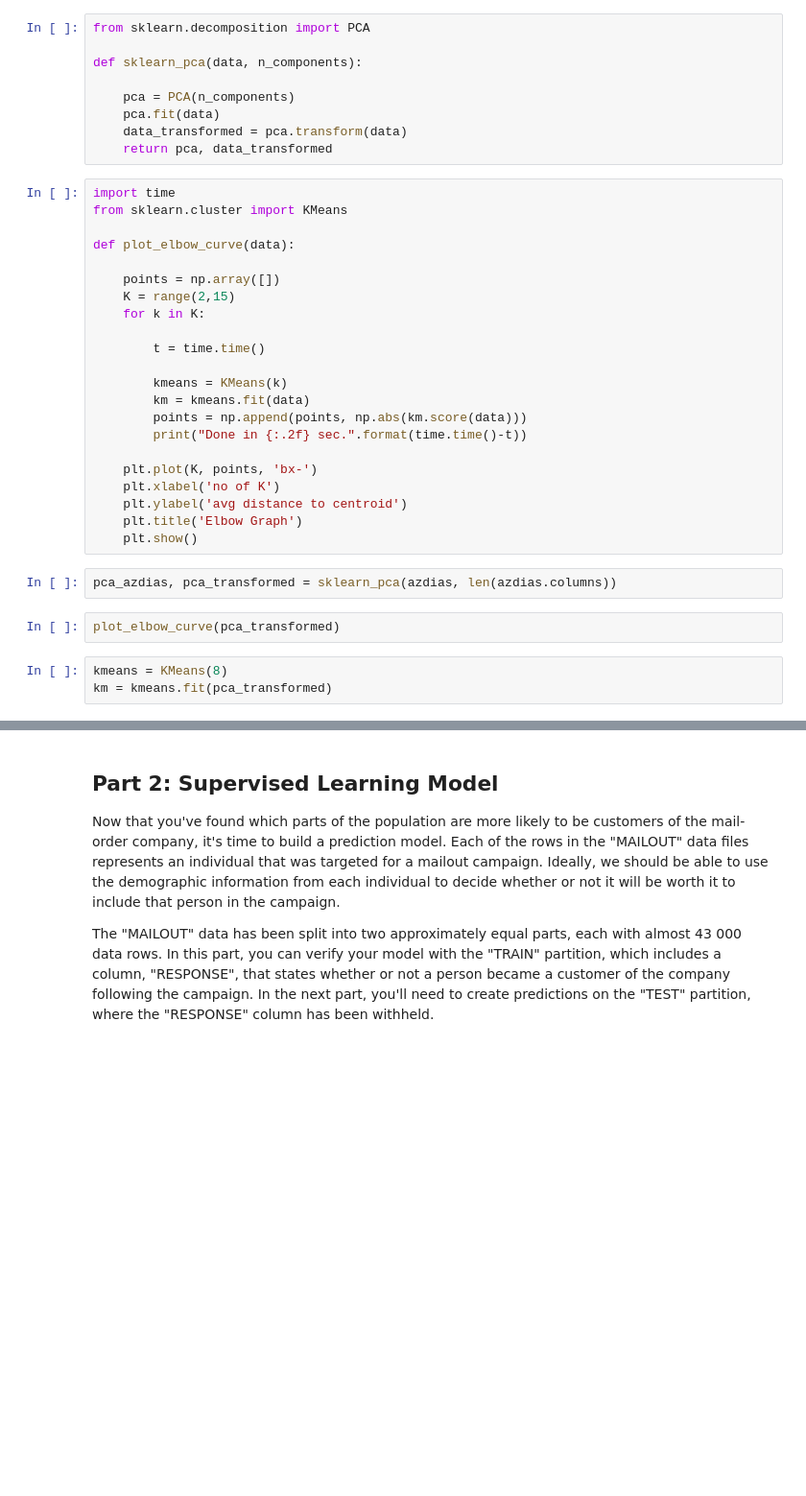
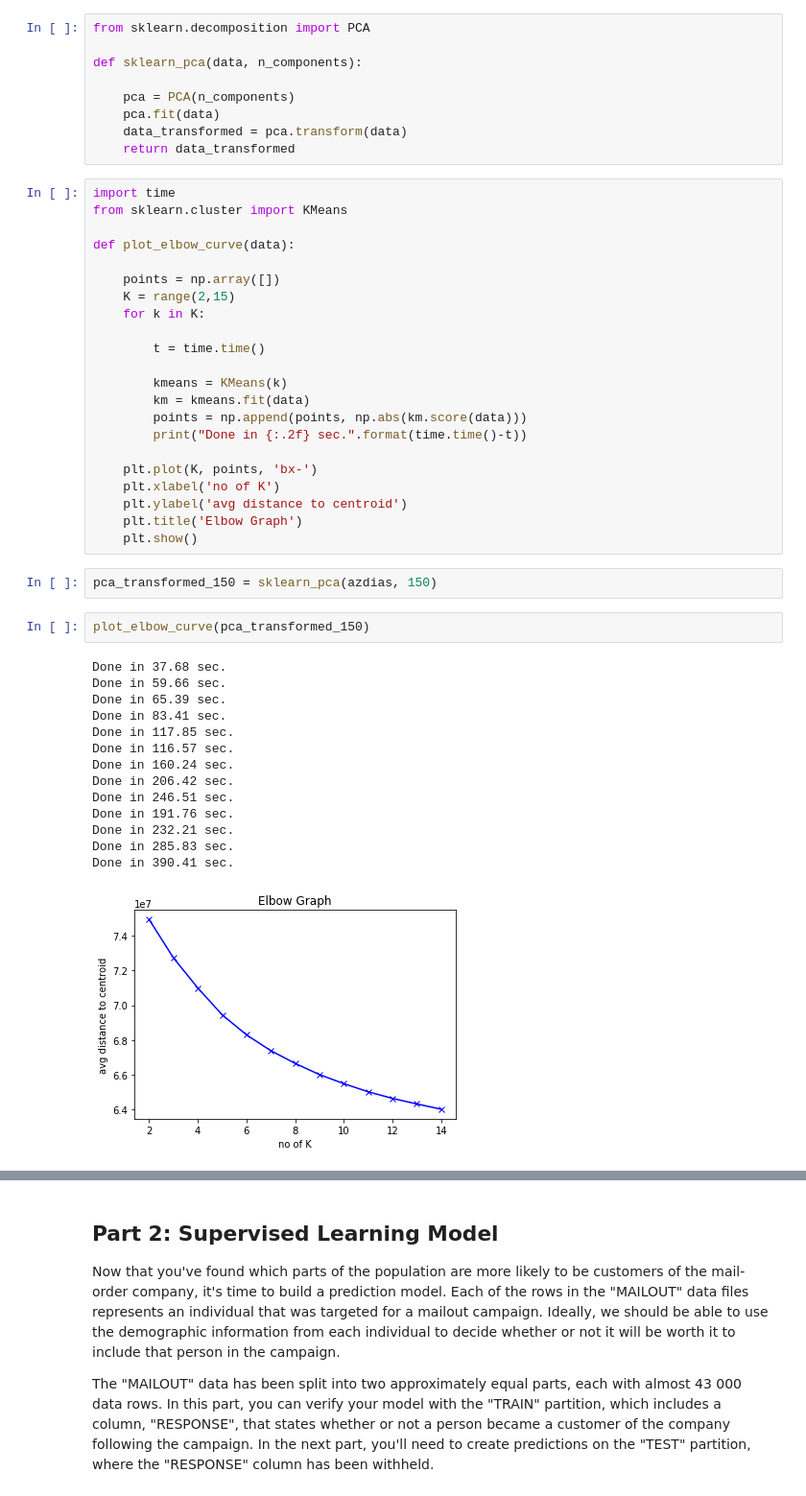
Before and after one commit to yukan97/Bertelsmann-Arvato-Capstone-Project, a Jupyter notebook: Arvato Project Workbook.ipynb, the cells around one changed output, grey strips where cells are left out. Shown at 96% size. Saved outputs shown, nothing was run; the diff lists cells and outputs as text; blank space fills up the shorter version.

Commit message:
feat: KMeans model
Implemented the scikit-learn KMeans model with k = 9, obtained clusters, compared data from Azdias and Customers

```diff
--- a/Arvato Project Workbook.ipynb
+++ b/Arvato Project Workbook.ipynb
@@ -1105,7 +1112,7 @@ def sklearn_pca(data, n_components):
     pca = PCA(n_components)
     pca.fit(data)
     data_transformed = pca.transform(data)
-    return pca, data_transformed
+    return data_transformed
 # %%
 import time
 from sklearn.cluster import KMeans
@@ -1128,10 +1135,22 @@ def plot_elbow_curve(data):
     plt.ylabel('avg distance to centroid')
     plt.title('Elbow Graph')
     plt.show()
-# %%
-pca_azdias, pca_transformed = sklearn_pca(azdias, len(azdias.columns))
+# %%
+pca_transformed_150 = sklearn_pca(azdias, 150)
 # %%
-plot_elbow_curve(pca_transformed)
+plot_elbow_curve(pca_transformed_150)
+# %% [output]
+Done in 37.68 sec.
+Done in 59.66 sec.
+Done in 65.39 sec.
+Done in 83.41 sec.
+Done in 117.85 sec.
+Done in 116.57 sec.
+Done in 160.24 sec.
+Done in 206.42 sec.
+Done in 246.51 sec.
+Done in 191.76 sec.
+Done in 232.21 sec.
+Done in 285.83 sec.
+Done in 390.41 sec.
+[figure, added]
-# %%
-kmeans = KMeans(8)
-km = kmeans.fit(pca_transformed)
```
Also changed, not shown: parts of 12 cells of this notebook.
